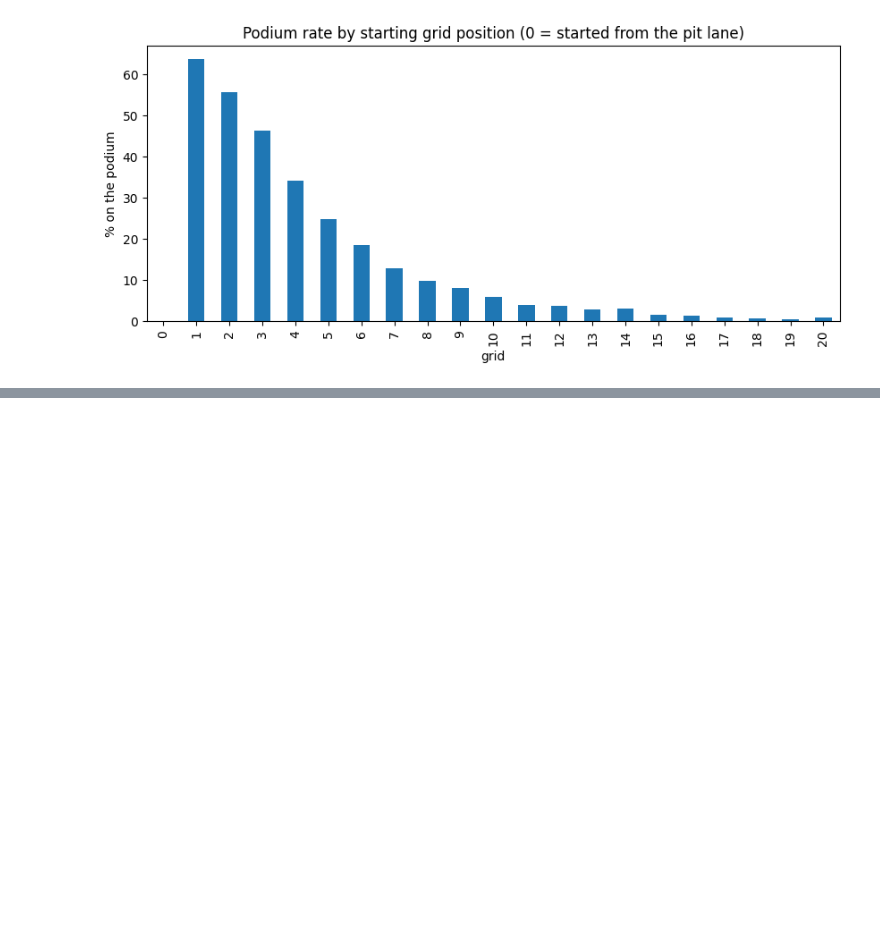
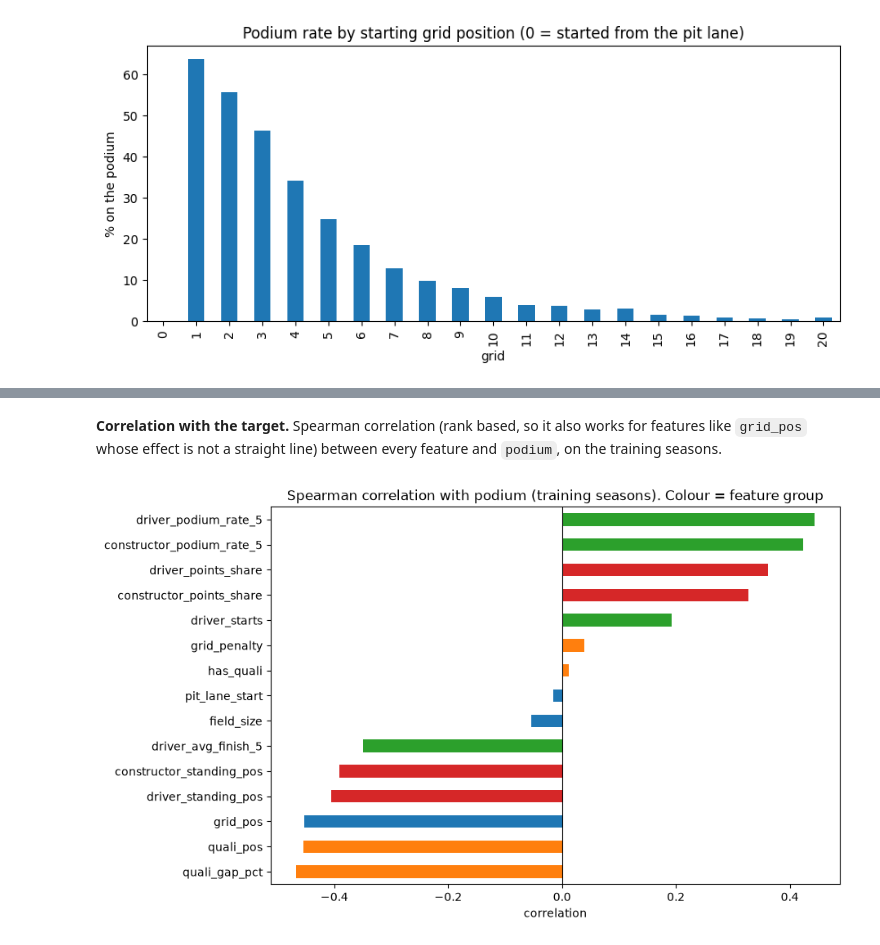
Before and after one commit to mahmoud-hatem-zaky/team47-acl-prodium-prediction, a Jupyter notebook: notebooks/f1-podium-prediction-milestone-1-team-47-notebook.ipynb, the cells around one changed output, grey strips where cells are left out. Saved outputs shown, nothing was run; the diff lists cells and outputs as text; code cells hidden in the pictures; blank space fills up the shorter version.

```diff
--- a/notebooks/f1-podium-prediction-milestone-1-team-47-notebook.ipynb
+++ b/notebooks/f1-podium-prediction-milestone-1-team-47-notebook.ipynb
@@ -267,0 +625,14 @@ plt.show()
+# %% [markdown]
+**Correlation with the target.** Spearman correlation (rank based, so it also works for features like `grid_pos`
+whose effect is not a straight line) between every feature and `podium`, on the training seasons.
+# %%
+correlation = TR[ALL_FEATURES].corrwith(TR[TARGET], method='spearman').sort_values()
+group_of = {f: g for g, features in FEATURE_GROUPS.items() for f in features}
+colors = correlation.index.map(lambda f: {'grid': 'C0', 'qualifying': 'C1', 'form': 'C2', 'standings': 'C3'}[group_of[f]])
+correlation.plot(kind='barh', color=list(colors), figsize=(9, 6))
+plt.axvline(0, color='black', linewidth=0.8)
+plt.title('Spearman correlation with podium (training seasons). Colour = feature group')
+plt.xlabel('correlation')
+plt.show()
+# %% [output]
+[figure, added]
```
Also changed, not shown: parts of 40 cells of this notebook.
